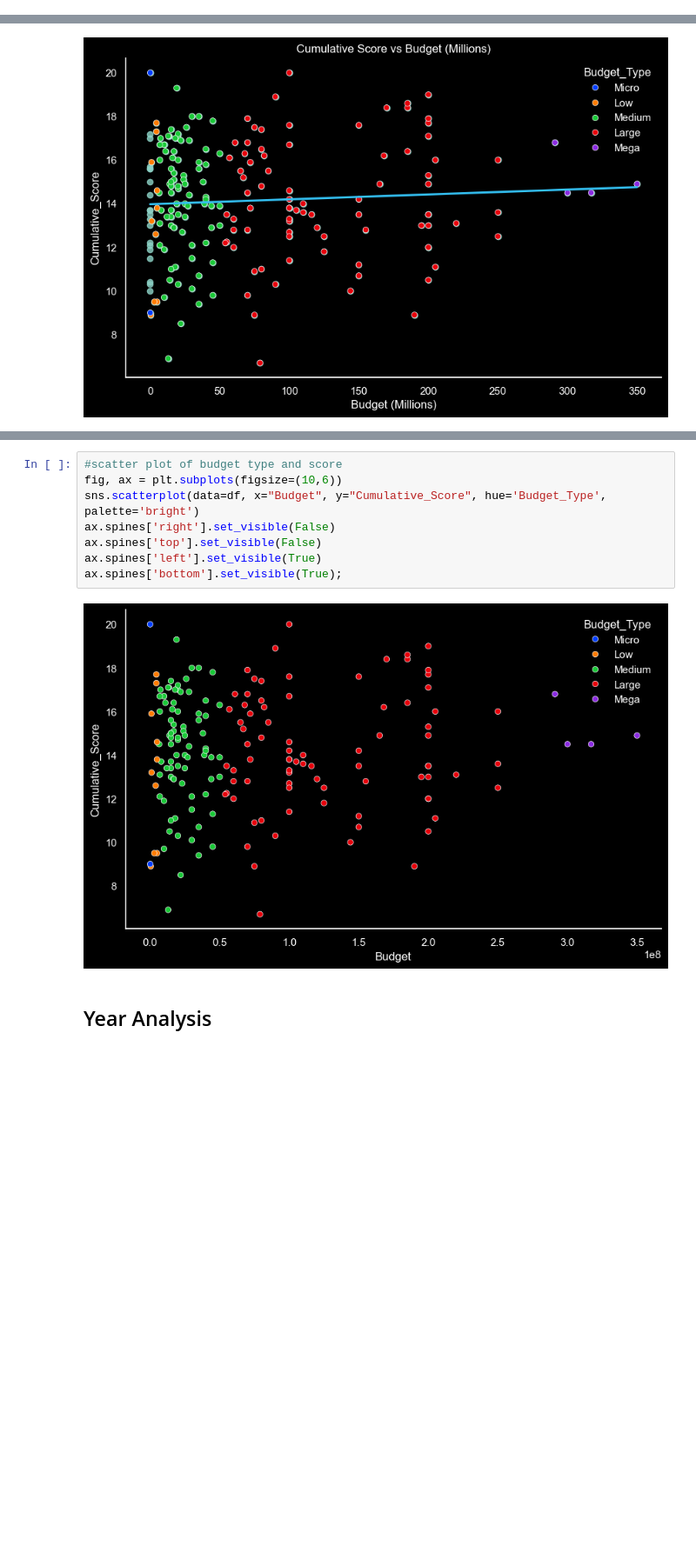
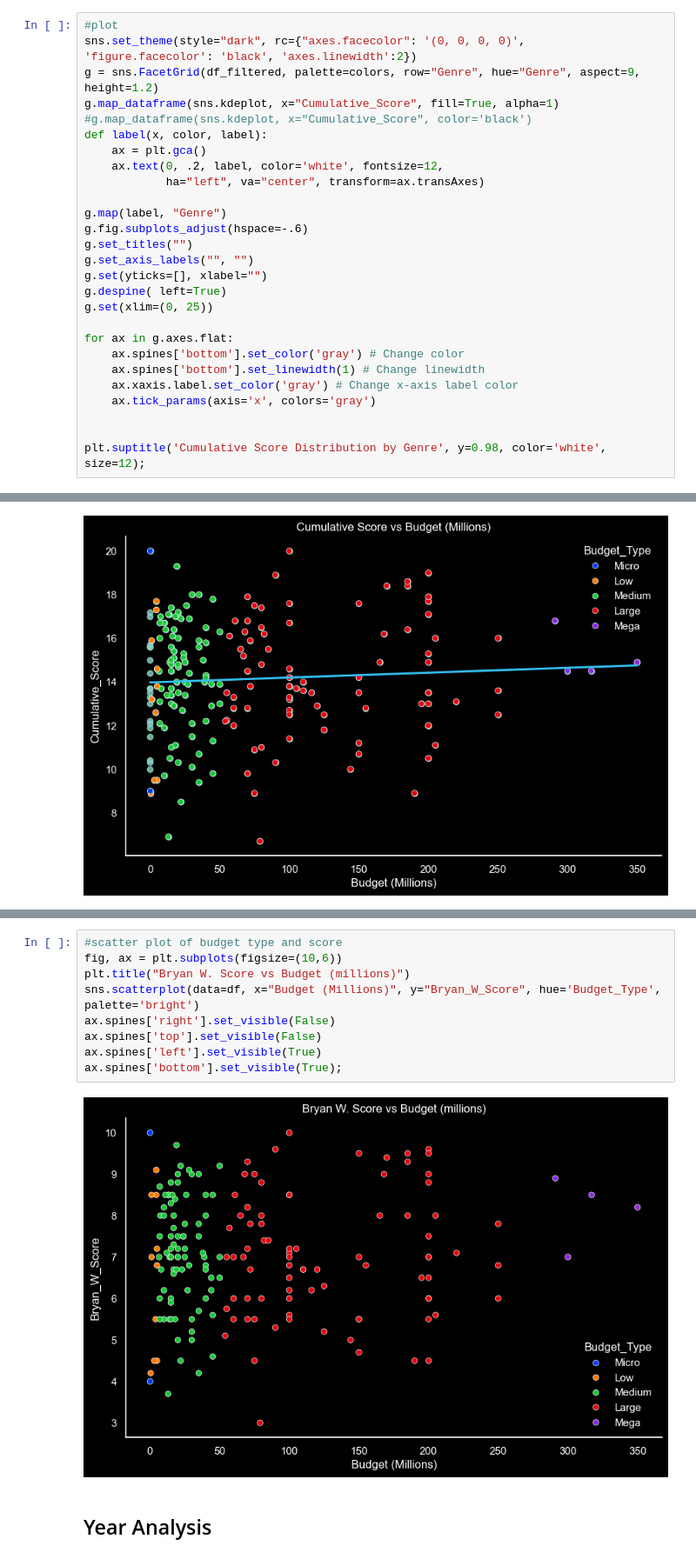
Before and after one commit to LKrae/Visualization_Project_Podcast, a Jupyter notebook: Visualization_Podcast.ipynb, the cells around one changed output, grey strips where cells are left out. Shown at 87% size. Drawn from its saved outputs; the diff is of its cells as text; blank space fills up the shorter version.

Commit message:
project update, new graphics, updated readme file

```diff
--- a/Visualization_Podcast.ipynb
+++ b/Visualization_Podcast.ipynb
@@ -325,0 +346,27 @@ plt.legend();
+# %%
+#plot
+sns.set_theme(style="dark", rc={"axes.facecolor": '(0, 0, 0, 0)',  'figure.facecolor': 'black', 'axes.linewidth':2})
+g = sns.FacetGrid(df_filtered, palette=colors, row="Genre", hue="Genre", aspect=9, height=1.2)
+g.map_dataframe(sns.kdeplot, x="Cumulative_Score", fill=True, alpha=1)
+#g.map_dataframe(sns.kdeplot, x="Cumulative_Score", color='black')
+def label(x, color, label):
+    ax = plt.gca()
+    ax.text(0, .2, label, color='white', fontsize=12,
+            ha="left", va="center", transform=ax.transAxes)
+
+g.map(label, "Genre")
+g.fig.subplots_adjust(hspace=-.6)
+g.set_titles("")
+g.set_axis_labels("", "")
+g.set(yticks=[], xlabel="")
+g.despine( left=True)
+g.set(xlim=(0, 25))
+
+for ax in g.axes.flat:
+    ax.spines['bottom'].set_color('gray') # Change color
+    ax.spines['bottom'].set_linewidth(1) # Change linewidth
+    ax.xaxis.label.set_color('gray') # Change x-axis label color
+    ax.tick_params(axis='x', colors='gray')
+
+
+plt.suptitle('Cumulative Score Distribution by Genre', y=0.98, color='white', size=12);
@@ -643,13 +692,14 @@ ax.spines['bottom'].set_visible(True);
 # %%
 #scatter plot of budget type and score
 fig, ax = plt.subplots(figsize=(10,6))
-sns.scatterplot(data=df, x="Budget", y="Cumulative_Score", hue='Budget_Type', palette='bright')
+plt.title("Bryan W. Score vs Budget (millions)")
+sns.scatterplot(data=df, x="Budget (Millions)", y="Bryan_W_Score", hue='Budget_Type', palette='bright')
 ax.spines['right'].set_visible(False)
 ax.spines['top'].set_visible(False)
 ax.spines['left'].set_visible(True)
 ax.spines['bottom'].set_visible(True);
 # %% [output]
-[figure, old version]
+[figure, new version]
 # %% [markdown]
 ## Year Analysis
 # %%
```
Also changed, not shown: parts of 8 cells of this notebook, 19 other files.
